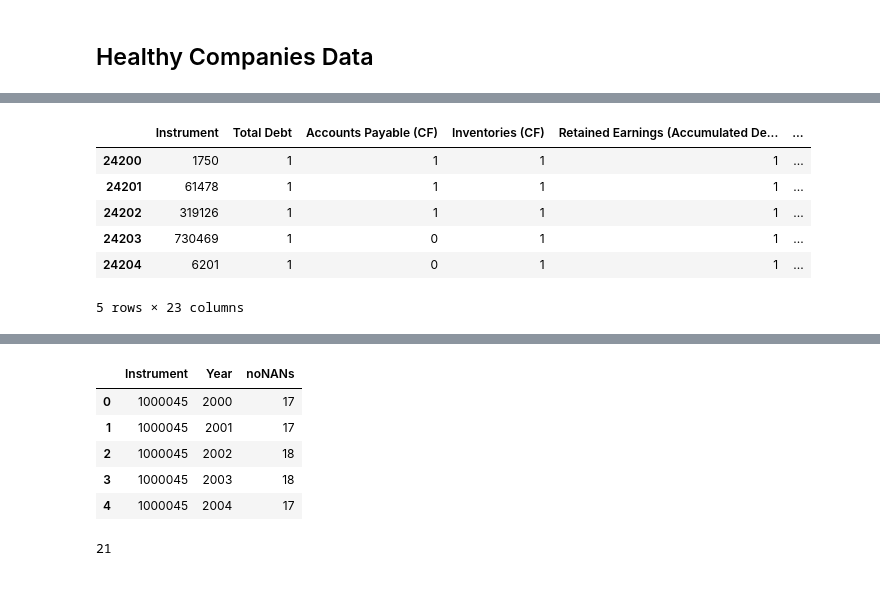
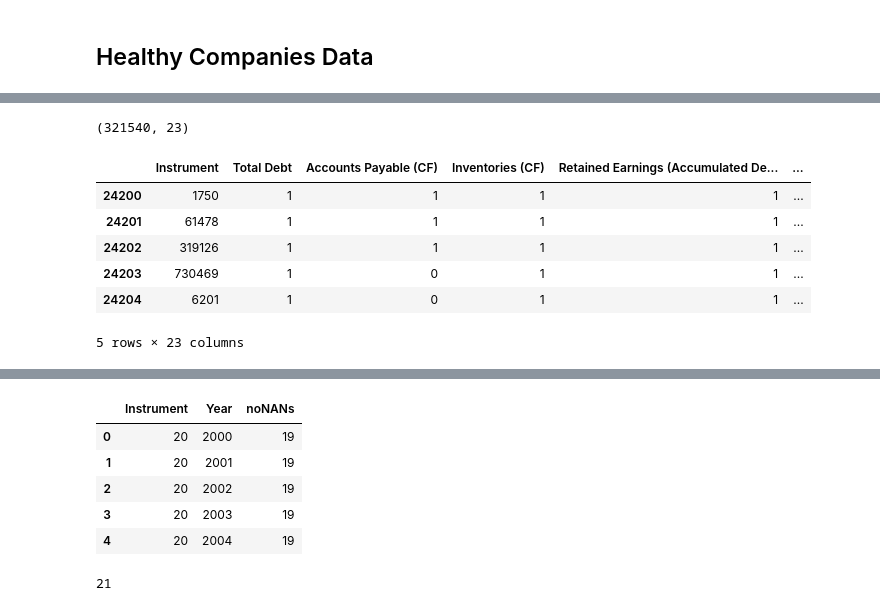
Before and after one commit to Faisalsouz/bankruptcy, a Jupyter notebook: data/Eikon/Cleaning.ipynb, the cells around one changed output, grey strips where cells are left out. Cells and saved outputs as stored; diff of their text form; code cells hidden in the pictures.

```diff
--- a/data/Eikon/Cleaning.ipynb
+++ b/data/Eikon/Cleaning.ipynb
@@ -4,7 +4,7 @@ import pandas as pd
 import pickle
 # %%
 # read data
-data = pd.read_csv('data.csv', dtype=object)
+data = pd.read_csv('data.csv')
 
 data.head()
 # %% [output]
@@ -19,7 +19,7 @@ data.head()
 ## Healthy Companies Data
 # %%
 # extract the healthy dataframe
-healthy_raw = data[data['Bankrupt'] == '0']
+healthy_raw = data[data['Bankrupt'] == 0]
 
 healthy_raw.head()
 # %% [output]
@@ -76,16 +76,18 @@ healthy = healthy.notnull().astype('int')
 healthy['Instrument'] = healthy_raw['Instrument']
 healthy['Year'] = healthy_raw['Year']
 
+print(healthy.shape)
 
 healthy.head()
 # %% [output]
+(321540, 23)
 |  | Instrument | Total Debt | Accounts Payable (CF) | Inventories (CF) | Retained Earnings (Accumulated De... | ... |
 | 24200 | 1750 | 1 | 1 | 1 | 1 | ... |
 | 24201 | 61478 | 1 | 1 | 1 | 1 | ... |
 | 24202 | 319126 | 1 | 1 | 1 | 1 | ... |
 | 24203 | 730469 | 1 | 0 | 1 | 1 | ... |
 | 24204 | 6201 | 1 | 0 | 1 | 1 | ... |
-5 rows × 23 columns
+5 rows × 23 columns
 # %%
 for col in healthy.columns:
     print(col)
@@ -112,17 +114,17 @@ Year
 23
 # %%
 healthy = healthy.groupby(['Instrument', 'Year']).sum().reset_index()
-healthy['noNANs'] = healthy.sum(axis=1)
+healthy['noNANs'] = healthy.sum(axis=1) - healthy['Instrument'] - healthy['Year']
 healthy = healthy[['Instrument', 'Year', 'noNANs']]
 
 healthy.head()
 # %% [output]
 |  | Instrument | Year | noNANs |
-| 0 | 1000045 | 2000 | 17 |
-| 1 | 1000045 | 2001 | 17 |
-| 2 | 1000045 | 2002 | 18 |
-| 3 | 1000045 | 2003 | 18 |
-| 4 | 1000045 | 2004 | 17 |
+| 0 | 20 | 2000 | 19 |
+| 1 | 20 | 2001 | 19 |
+| 2 | 20 | 2002 | 19 |
+| 3 | 20 | 2003 | 19 |
+| 4 | 20 | 2004 | 19 |
 # %%
 healthy.noNANs.max()
 # %% [output]
```
Also changed, not shown: parts of 13 cells of this notebook, 2 other files.
